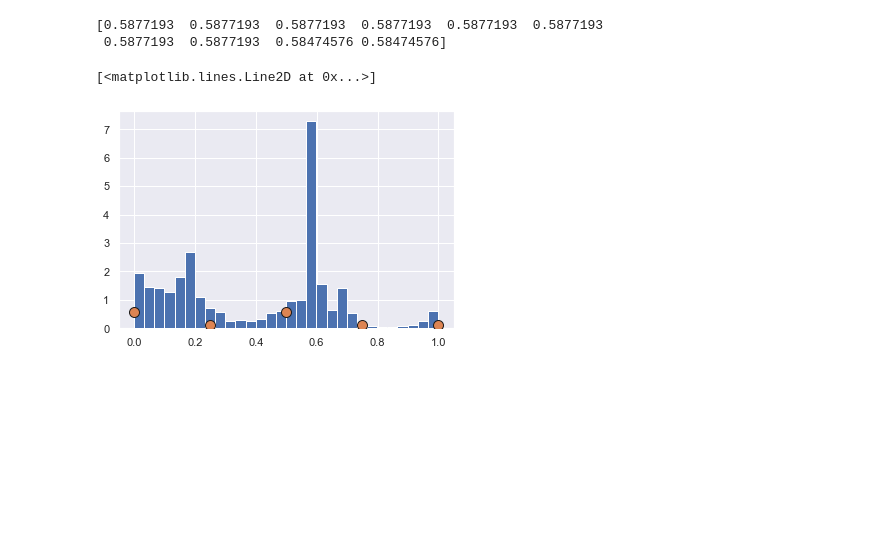
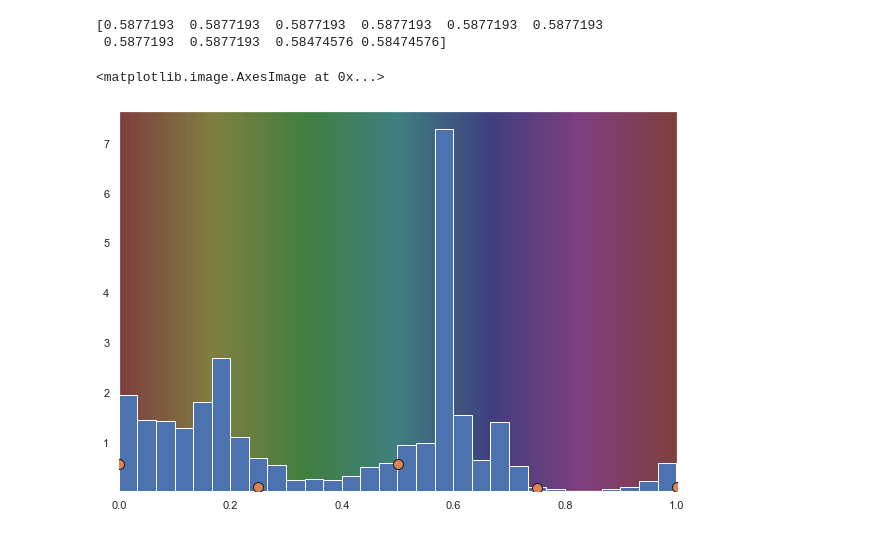
Before and after one commit to DQN-AGENTS-EESTECH22/ML-MODEL, a Jupyter notebook: kmeans2.ipynb, the cells around one changed output. Cells and saved outputs as stored; diff of their text form; code cells hidden in the pictures; blank space fills up the shorter version.

```diff
--- a/kmeans2.ipynb
+++ b/kmeans2.ipynb
@@ -117,23 +117,26 @@ print(Xhue[:10])
  0.5877193  0.5877193  0.58474576 0.58474576]
 # %%
 # fazer histograma dos valores de hue presentes na imagem
-fig = plt.figure()
+fig = plt.figure(figsize=(10, 7))
 ax = fig.add_subplot()
-histogram = ax.hist(Xhue, bins=30, density=True, zorder=4)
+bins, etc, etc2 = ax.hist(Xhue, bins=30, density=True, zorder=4)
 
 # converter centros dos kmeans para HSV
 centersHsv = convert_rgb_to_hsv(rgb)
 # manter apenas Hue e comparar no histograma
 centersHue = centersHsv[:, 0]
 ax.plot(np.linspace(0, 1, centersHue.size), centersHue,
         ls='None', marker='o', ms=10.0, mec='k', zorder=5)
 
 # mapear Hue no fundo
 hue_colormap = np.zeros((100, 100, 3))
 hue_colormap[:, :, 1:] = 0.5
 hue_colormap[:, :, 0] = np.linspace(0, 1, 100)
-ax.imshow(hue_colormap)
+test = hue_colormap.reshape(100*100, 3)
+rgb_colormap = convert_hsv_to_rgb(hue_colormap.reshape(100*100, 3))
+figRanges = [0, 1, np.min(bins), 1.05*np.max(bins)]
+ax.imshow(rgb_colormap.reshape(100, 100, 3), extent=figRanges, zorder=1, aspect="auto")
 # %% [output]
-[<matplotlib.lines.Line2D at 0x...>]
+<matplotlib.image.AxesImage at 0x...>
-[figure, old version]
+[figure, new version]
 # %%
```
Also changed, not shown: parts of 1 cell of this notebook.
